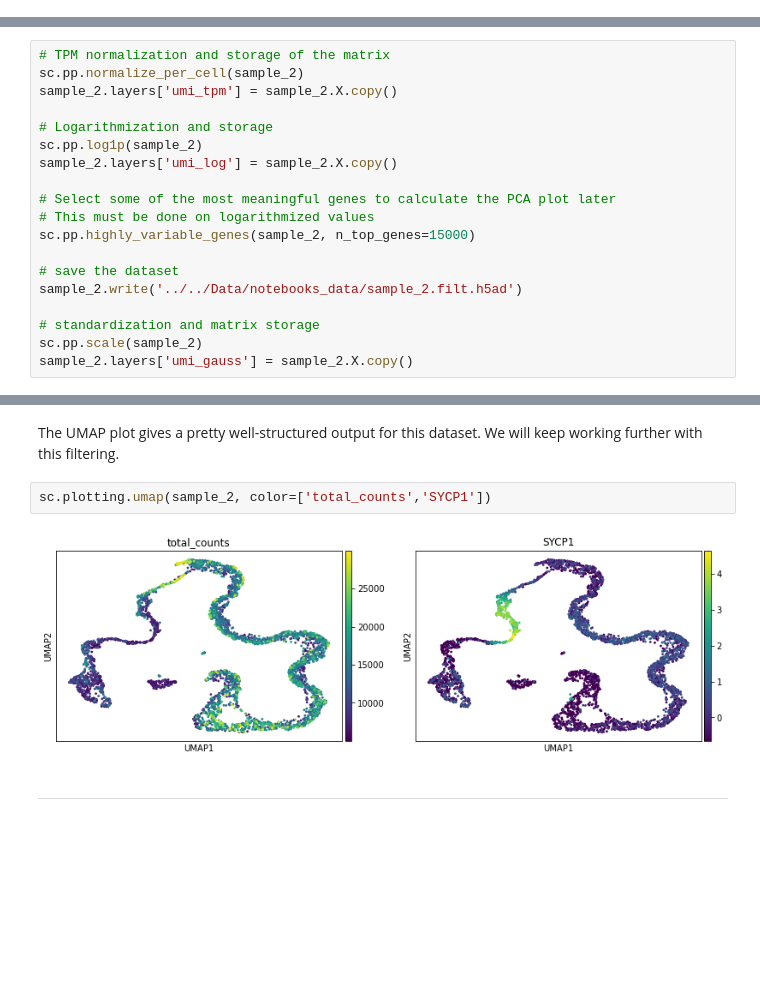
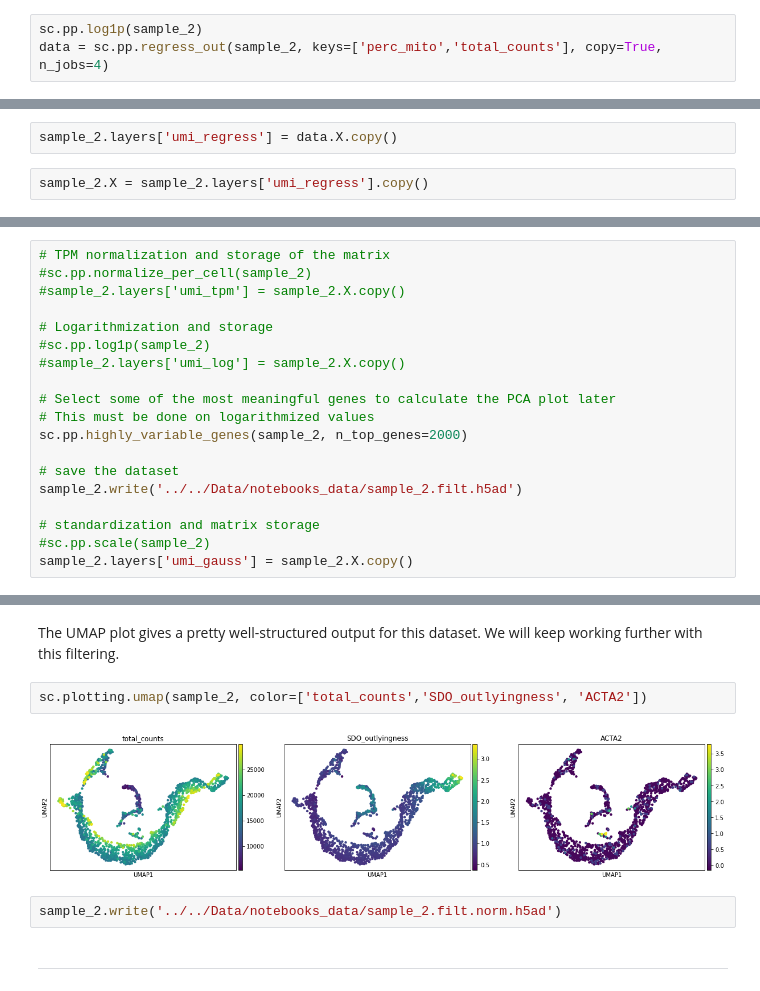
Before and after one commit to hds-sandbox/scRNASeq_course, a Jupyter notebook: Notebooks/Python/Part02_filtering_sample2.ipynb, the cells around one changed output, grey strips where cells are left out. Cells and saved outputs as stored; diff of their text form; blank space fills up the shorter version.

Commit message:
Updates
Implemented PCa filtering (a la scater) and PCA dependence on technical features (script to be made). tested regression of technical features on the data.

```diff
--- a/Notebooks/Python/Part02_filtering_sample2.ipynb
+++ b/Notebooks/Python/Part02_filtering_sample2.ipynb
@@ -196,0 +303,3 @@ sample_2 = sample_2[np.invert(sample_2.obs['predicted_doublet'])].copy()
+# %%
+sc.pp.log1p(sample_2)
+data = sc.pp.regress_out(sample_2, keys=['perc_mito','total_counts'], copy=True, n_jobs=4)
@@ -196,0 +308,4 @@ sample_2 = sample_2[np.invert(sample_2.obs['predicted_doublet'])].copy()
+# %%
+sample_2.layers['umi_regress'] = data.X.copy()
+# %%
+sample_2.X = sample_2.layers['umi_regress'].copy()
@@ -205,22 +336,22 @@ A quite basic but easy way to look at the results of our filtering is to normali
 Do not worry about these steps, we will explain them in more detail in the next lessons
 # %%
 # TPM normalization and storage of the matrix
-sc.pp.normalize_per_cell(sample_2)
-sample_2.layers['umi_tpm'] = sample_2.X.copy()
+#sc.pp.normalize_per_cell(sample_2)
+#sample_2.layers['umi_tpm'] = sample_2.X.copy()
 
 # Logarithmization and storage
-sc.pp.log1p(sample_2)
-sample_2.layers['umi_log'] = sample_2.X.copy()
+#sc.pp.log1p(sample_2)
+#sample_2.layers['umi_log'] = sample_2.X.copy()
 
 # Select some of the most meaningful genes to calculate the PCA plot later
 # This must be done on logarithmized values
-sc.pp.highly_variable_genes(sample_2, n_top_genes=15000)
+sc.pp.highly_variable_genes(sample_2, n_top_genes=2000)
 
 # save the dataset
 sample_2.write('../../Data/notebooks_data/sample_2.filt.h5ad')
 
 # standardization and matrix storage
-sc.pp.scale(sample_2)
+#sc.pp.scale(sample_2)
 sample_2.layers['umi_gauss'] = sample_2.X.copy()
 # %% [markdown]
 Now we calculate the PCA projection
@@ -247,9 +378,11 @@ sc.tools.umap(sample_2, random_state=54321)
 # %% [markdown]
 The UMAP plot gives a pretty well-structured output for this dataset. We will keep working further with this filtering.
 # %%
-sc.plotting.umap(sample_2, color=['total_counts','SYCP1'])
+sc.plotting.umap(sample_2, color=['total_counts','SDO_outlyingness', 'ACTA2'])
 # %% [output]
-[figure, old version]
+[figure, new version]
+# %%
+sample_2.write('../../Data/notebooks_data/sample_2.filt.norm.h5ad')
 # %% [markdown]
 -------------------------------
 # %% [markdown]
```
Also changed, not shown: parts of 33 cells of this notebook.
